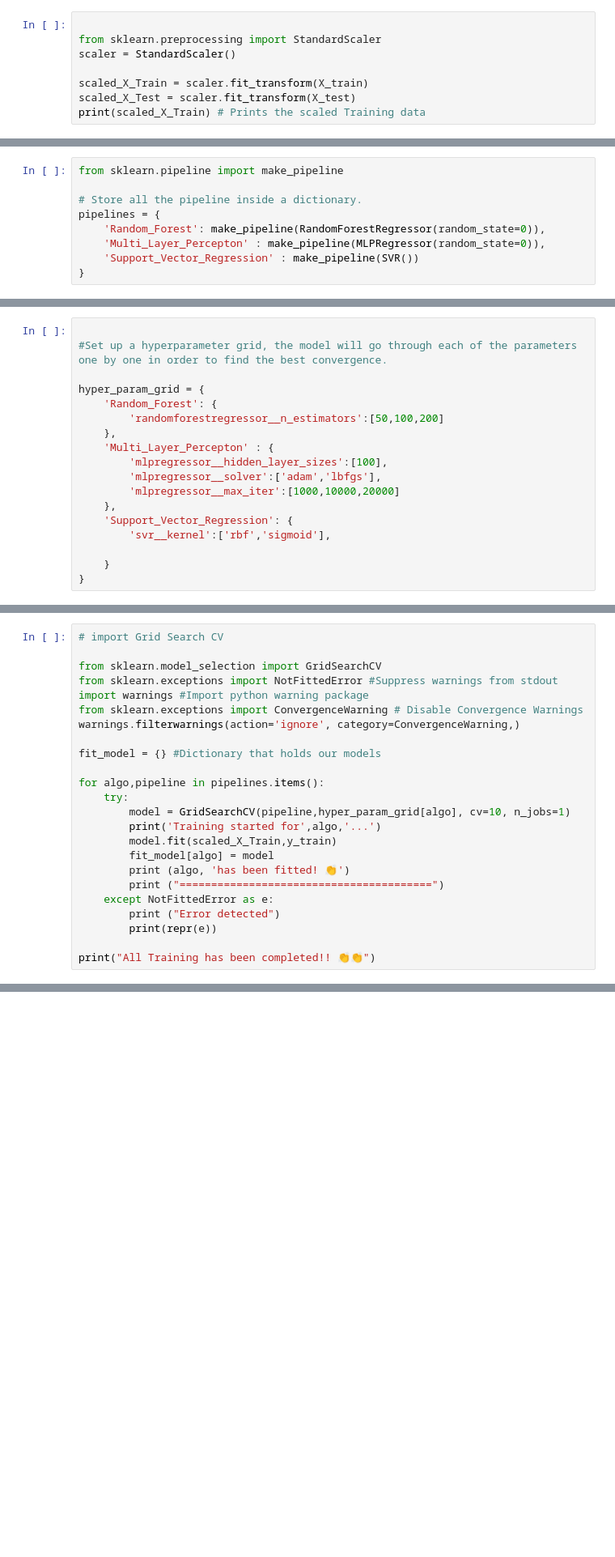
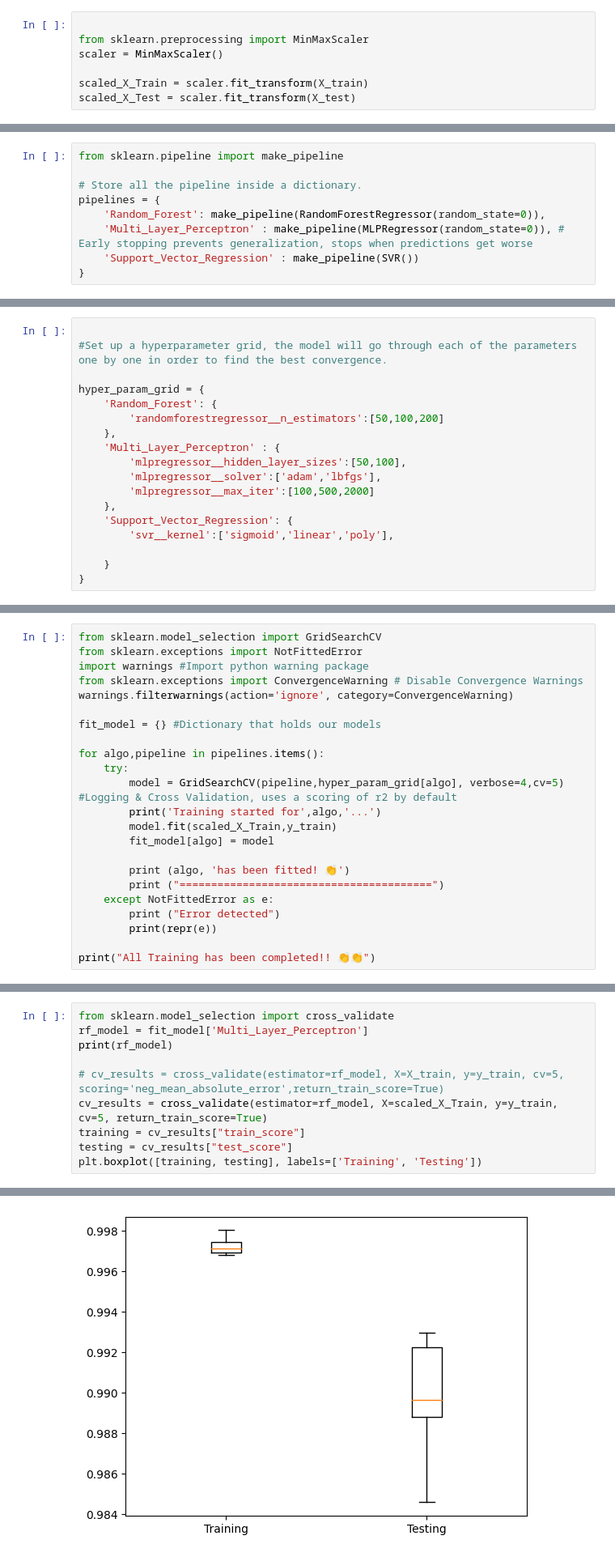
Before and after one commit to ricky11/COMP2002-AI, a Jupyter notebook: 1.1 Data Prep/Assessment2Final.ipynb, the cells around one changed output, grey strips where cells are left out. Shown at 81% size. Drawn from its saved outputs; the diff is of its cells as text; blank space fills up the shorter version.

```diff
--- a/1.1 Data Prep/Assessment2Final.ipynb
+++ b/1.1 Data Prep/Assessment2Final.ipynb
@@ -104,10 +140,9 @@ print(len(X_test)) # 25% Testing data
 Now let us normalize the data to ensure that the values share a common scale, this will reduce complexity and optimize the data for machine learning. In this case we will use the StandardScaler
 # %%
 
-from sklearn.preprocessing import StandardScaler
-scaler = StandardScaler()
+from sklearn.preprocessing import MinMaxScaler
+scaler = MinMaxScaler()
 
 scaled_X_Train = scaler.fit_transform(X_train)
 scaled_X_Test = scaler.fit_transform(X_test)
-print(scaled_X_Train) # Prints the scaled Training data
 # %% [markdown]
@@ -135,7 +170,7 @@ from sklearn.pipeline import make_pipeline
 # Store all the pipeline inside a dictionary.
 pipelines = {
     'Random_Forest': make_pipeline(RandomForestRegressor(random_state=0)),
-    'Multi_Layer_Percepton' : make_pipeline(MLPRegressor(random_state=0)),
+    'Multi_Layer_Perceptron' : make_pipeline(MLPRegressor(random_state=0)), # Early stopping prevents generalization, stops when predictions get worse
     'Support_Vector_Regression' : make_pipeline(SVR())
 }
 # %% [markdown]
@@ -150,13 +185,13 @@ hyper_param_grid = {
     'Random_Forest': {
         'randomforestregressor__n_estimators':[50,100,200]
     },
-    'Multi_Layer_Percepton' : {
-        'mlpregressor__hidden_layer_sizes':[100],
+    'Multi_Layer_Perceptron' : {
+        'mlpregressor__hidden_layer_sizes':[50,100],
         'mlpregressor__solver':['adam','lbfgs'],
-        'mlpregressor__max_iter':[1000,10000,20000]
+        'mlpregressor__max_iter':[100,500,2000]
     },
     'Support_Vector_Regression': {
-        'svr__kernel':['rbf','sigmoid'],
+        'svr__kernel':['sigmoid','linear','poly'],
 
     }
 }
@@ -163,20 +200,19 @@ hyper_param_grid = {
 # %%
-# import Grid Search CV
-
 from sklearn.model_selection import GridSearchCV
-from sklearn.exceptions import NotFittedError #Suppress warnings from stdout
+from sklearn.exceptions import NotFittedError
 import warnings #Import python warning package
 from sklearn.exceptions import ConvergenceWarning # Disable Convergence Warnings
-warnings.filterwarnings(action='ignore', category=ConvergenceWarning,)
+warnings.filterwarnings(action='ignore', category=ConvergenceWarning)
 
 fit_model = {} #Dictionary that holds our models
 
 for algo,pipeline in pipelines.items():
     try:
-        model = GridSearchCV(pipeline,hyper_param_grid[algo], cv=10, n_jobs=1)
+        model = GridSearchCV(pipeline,hyper_param_grid[algo], verbose=4,cv=5) #Logging & Cross Validation, uses a scoring of r2 by default
         print('Training started for',algo,'...')
         model.fit(scaled_X_Train,y_train)
         fit_model[algo] = model
+
         print (algo, 'has been fitted! 👏')
         print ("========================================")
     except NotFittedError as e:
@@ -262,0 +390,11 @@ df_test_unnormalized = pd.concat([X_Test_Unscaled.reset_index(drop=True), edited
+# %%
+from sklearn.model_selection import cross_validate
+rf_model = fit_model['Multi_Layer_Perceptron']
+print(rf_model)
+
+# cv_results = cross_validate(estimator=rf_model, X=X_train, y=y_train, cv=5, scoring='neg_mean_absolute_error',return_train_score=True)
+cv_results = cross_validate(estimator=rf_model, X=scaled_X_Train, y=y_train, cv=5, return_train_score=True)
+training = cv_results["train_score"]
+testing = cv_results["test_score"]
+plt.boxplot([training, testing], labels=['Training', 'Testing'])
+# %% [output]
@@ -262,0 +433 @@ df_test_unnormalized = pd.concat([X_Test_Unscaled.reset_index(drop=True), edited
+[figure, added]
```
Also changed, not shown: parts of 44 cells of this notebook.
